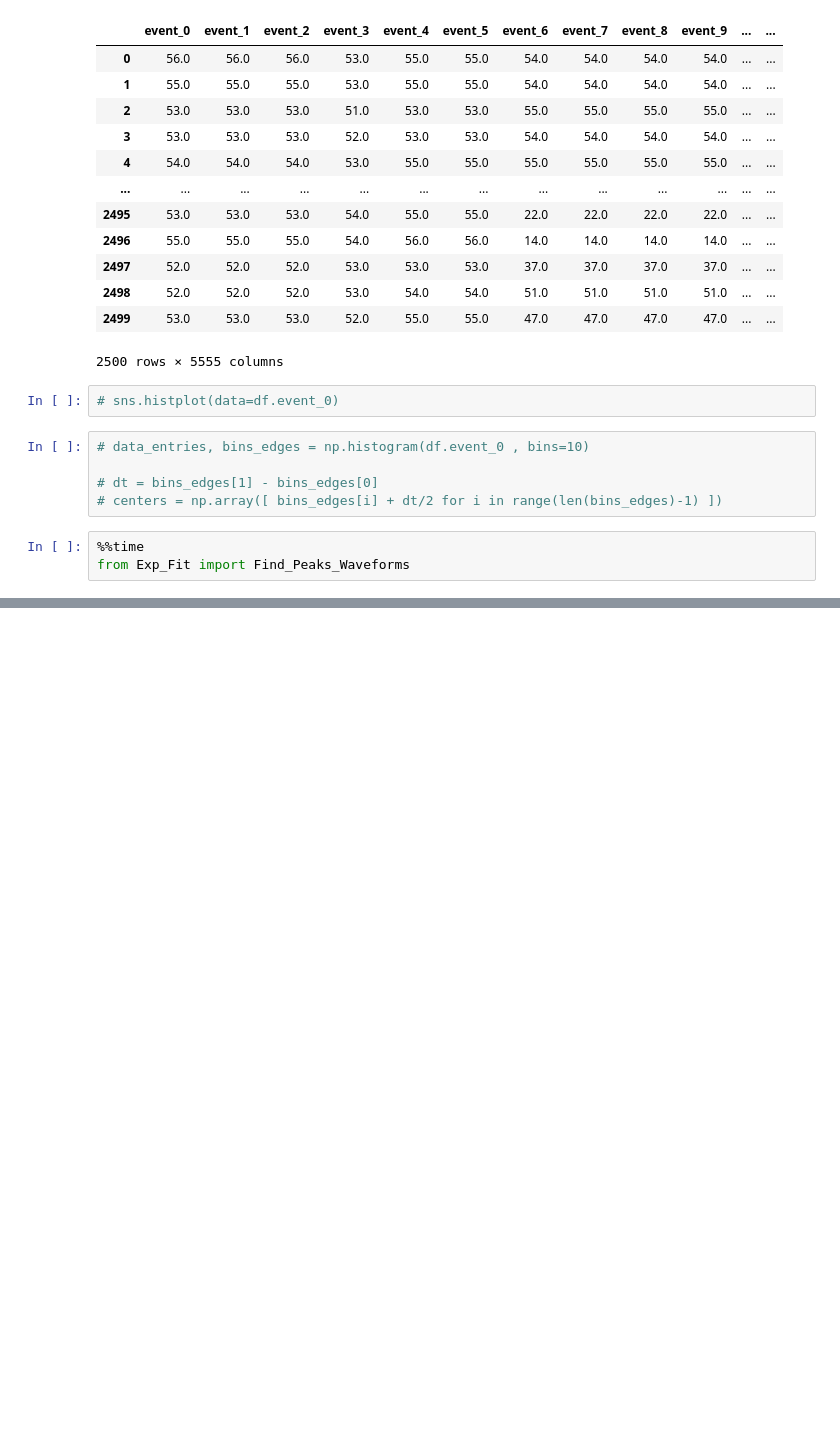
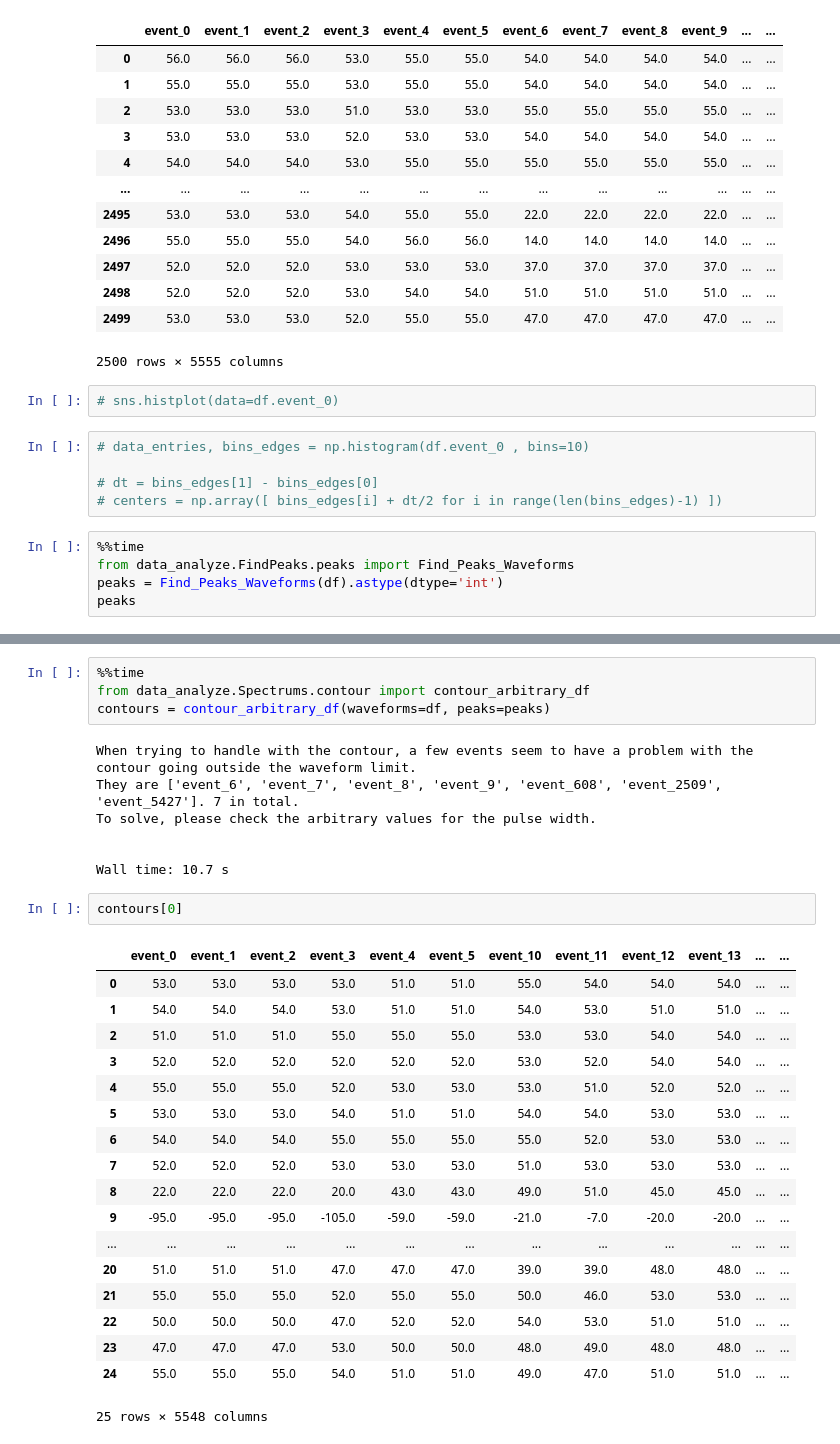
Before and after one commit to afauth/mudecay, a Jupyter notebook: MuonDecay/data_analyze/RegExp/teste.ipynb, the cells around one changed output, grey strips where cells are left out. Cells and saved outputs as stored; diff of their text form; blank space fills up the shorter version.

```diff
--- a/MuonDecay/data_analyze/RegExp/teste.ipynb
+++ b/MuonDecay/data_analyze/RegExp/teste.ipynb
@@ -31,5 +32,7 @@ df
 # centers = np.array([ bins_edges[i] + dt/2 for i in range(len(bins_edges)-1) ])
 # %%
 %%time
-from Exp_Fit import Find_Peaks_Waveforms
+from data_analyze.FindPeaks.peaks import Find_Peaks_Waveforms
+peaks = Find_Peaks_Waveforms(df).astype(dtype='int')
+peaks
 # %% [output]
@@ -54,0 +61,32 @@ Wall time: 5.79 s
+# %%
+%%time
+from data_analyze.Spectrums.contour import contour_arbitrary_df
+contours = contour_arbitrary_df(waveforms=df, peaks=peaks)
+# %% [output]
+When trying to handle with the contour, a few events seem to have a problem with the contour going outside the waveform limit.
+They are ['event_6', 'event_7', 'event_8', 'event_9', 'event_608', 'event_2509', 'event_5427']. 7 in total.
+To solve, please check the arbitrary values for the pulse width.
+
+
+Wall time: 10.7 s
+# %%
+contours[0]
+# %% [output]
+|  | event_0 | event_1 | event_2 | event_3 | event_4 | event_5 | event_10 | event_11 | event_12 | event_13 | ... | ... |
+| 0 | 53.0 | 53.0 | 53.0 | 53.0 | 51.0 | 51.0 | 55.0 | 54.0 | 54.0 | 54.0 | ... | ... |
+| 1 | 54.0 | 54.0 | 54.0 | 53.0 | 51.0 | 51.0 | 54.0 | 53.0 | 51.0 | 51.0 | ... | ... |
+| 2 | 51.0 | 51.0 | 51.0 | 55.0 | 55.0 | 55.0 | 53.0 | 53.0 | 54.0 | 54.0 | ... | ... |
+| 3 | 52.0 | 52.0 | 52.0 | 52.0 | 52.0 | 52.0 | 53.0 | 52.0 | 54.0 | 54.0 | ... | ... |
+| 4 | 55.0 | 55.0 | 55.0 | 52.0 | 53.0 | 53.0 | 53.0 | 51.0 | 52.0 | 52.0 | ... | ... |
+| 5 | 53.0 | 53.0 | 53.0 | 54.0 | 51.0 | 51.0 | 54.0 | 54.0 | 53.0 | 53.0 | ... | ... |
+| 6 | 54.0 | 54.0 | 54.0 | 55.0 | 55.0 | 55.0 | 55.0 | 52.0 | 53.0 | 53.0 | ... | ... |
+| 7 | 52.0 | 52.0 | 52.0 | 53.0 | 53.0 | 53.0 | 51.0 | 53.0 | 53.0 | 53.0 | ... | ... |
+| 8 | 22.0 | 22.0 | 22.0 | 20.0 | 43.0 | 43.0 | 49.0 | 51.0 | 45.0 | 45.0 | ... | ... |
+| 9 | -95.0 | -95.0 | -95.0 | -105.0 | -59.0 | -59.0 | -21.0 | -7.0 | -20.0 | -20.0 | ... | ... |
+| ... | ... | ... | ... | ... | ... | ... | ... | ... | ... | ... | ... | ... |
+| 20 | 51.0 | 51.0 | 51.0 | 47.0 | 47.0 | 47.0 | 39.0 | 39.0 | 48.0 | 48.0 | ... | ... |
+| 21 | 55.0 | 55.0 | 55.0 | 52.0 | 55.0 | 55.0 | 50.0 | 46.0 | 53.0 | 53.0 | ... | ... |
+| 22 | 50.0 | 50.0 | 50.0 | 47.0 | 52.0 | 52.0 | 54.0 | 53.0 | 51.0 | 51.0 | ... | ... |
+| 23 | 47.0 | 47.0 | 47.0 | 53.0 | 50.0 | 50.0 | 48.0 | 49.0 | 48.0 | 48.0 | ... | ... |
+| 24 | 55.0 | 55.0 | 55.0 | 54.0 | 51.0 | 51.0 | 49.0 | 47.0 | 51.0 | 51.0 | ... | ... |
+25 rows × 5548 columns
```
Also changed, not shown: parts of 16 cells of this notebook, 11 other files.
